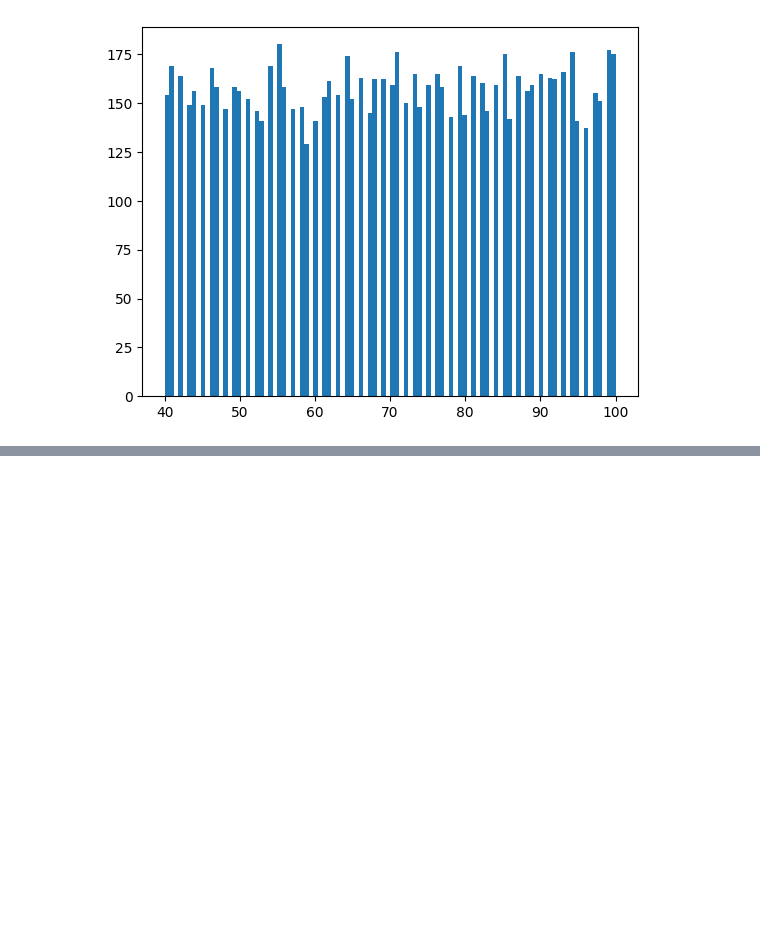
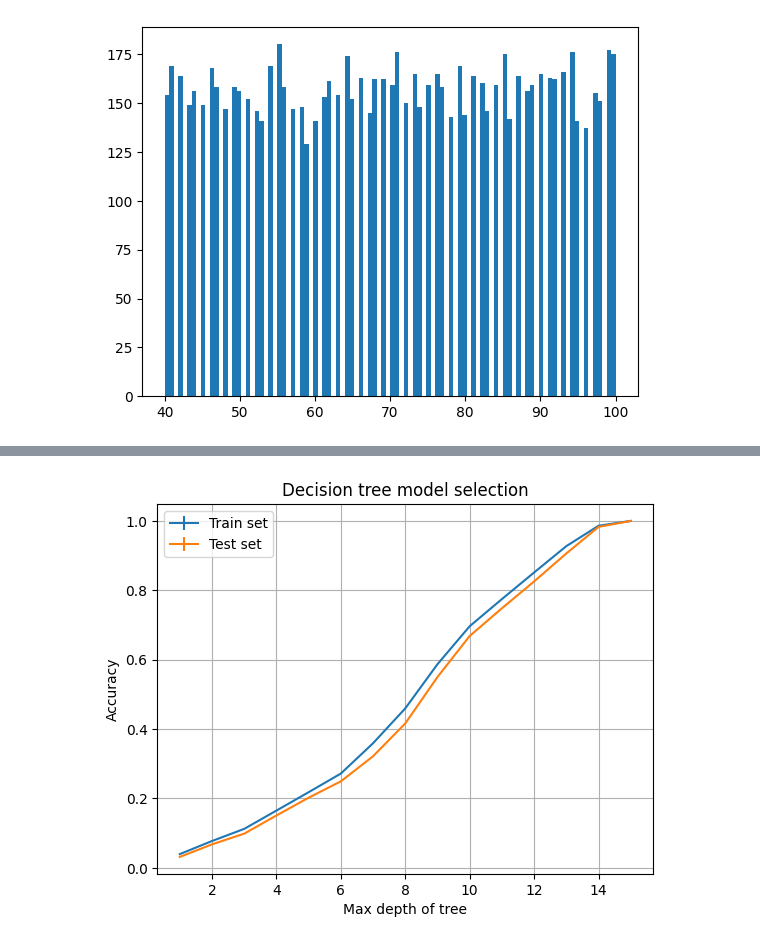
Before and after one commit to arjuna2112/TMDL2025, a Jupyter notebook: Student_performance.ipynb, the cells around one changed output, grey strips where cells are left out. Cells and saved outputs as stored; diff of their text form; code cells hidden in the pictures; blank space fills up the shorter version.

```diff
--- a/Student_performance.ipynb
+++ b/Student_performance.ipynb
@@ -149,0 +231,34 @@ plt.show()
+# %%
+from sklearn import tree
+
+train_acc_mean, train_acc_std = [], [] # to store the training accuracies
+test_acc_mean, test_acc_std = [], []   # to store the testing accuracies
+
+for d in tqdm(range(1, 16)): # loop over tree depths
+    train_perfs = [] # store interem train scores
+    test_perfs = []  # store interem test scores
+    for n in range(1, 11):   # loop over random initializations
+        # init new model
+        modelDT = tree.DecisionTreeClassifier(max_depth=d)
+        # train model
+        modelDT = modelDT.fit(train_X, train_y)
+        # store interem values
+        train_perfs.append(modelDT.score(train_X, train_y))
+        test_perfs.append(modelDT.score(test_X, test_y))
+
+    # append mean and std scores to appropriate lists
+    train_acc_mean.append(np.mean(train_perfs))
+    train_acc_std.append(np.std(train_perfs))
+    test_acc_mean.append(np.mean(test_perfs))
+    test_acc_std.append(np.std(test_perfs))
+# %%
+plt.errorbar(x=np.arange(1,16), y=train_acc_mean, yerr=train_acc_std, label="Train set")
+plt.errorbar(x=np.arange(1,16), y=test_acc_mean, yerr=test_acc_std, label="Test set")
+plt.title("Decision tree model selection")
+plt.ylabel("Accuracy")
+plt.xlabel("Max depth of tree")
+plt.legend()
+plt.grid()
+plt.show()
+# %% [output]
+[figure, added]
```
Also changed, not shown: parts of 7 cells of this notebook.
